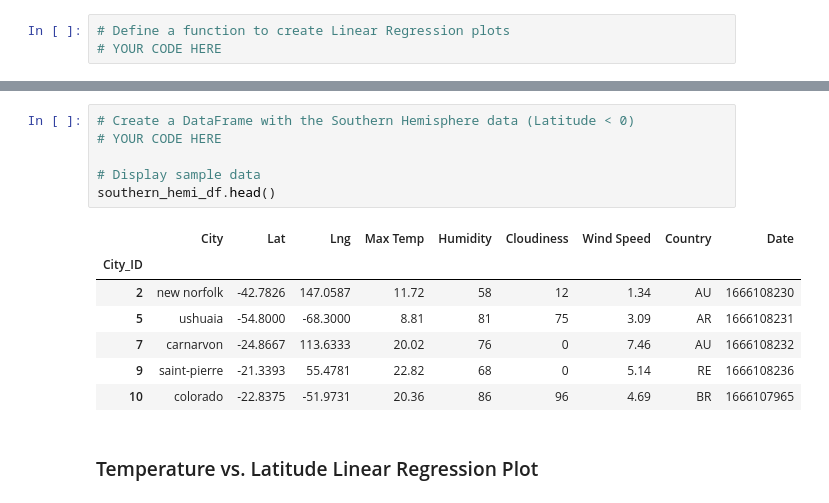
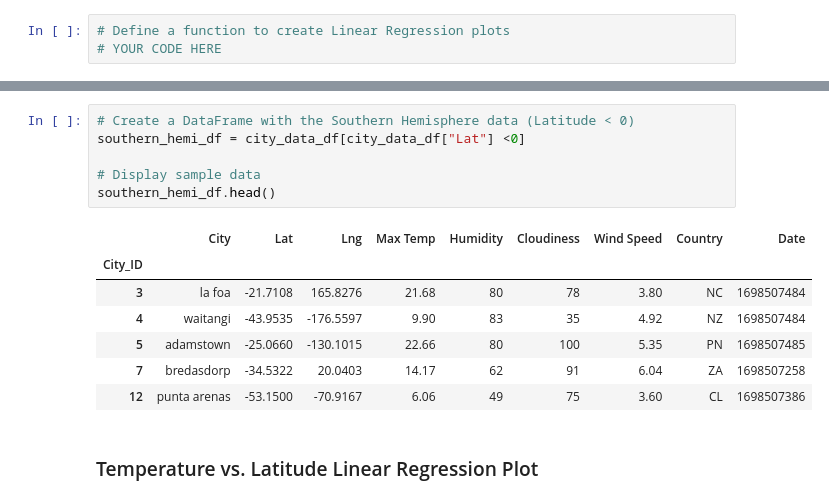
Before and after one commit to Geysha07/python-api-challenge, a Jupyter notebook: WeatherPy/Starter_Code/WeatherPy.ipynb, the cells around one changed output, grey strips where cells are left out. Drawn from its saved outputs; the diff is of its cells as text.

Commit message:
added code for more DataFrames

```diff
--- a/WeatherPy/Starter_Code/WeatherPy.ipynb
+++ b/WeatherPy/Starter_Code/WeatherPy.ipynb
@@ -286,17 +286,17 @@ northern_hemi_df.head()
 # %%
 # Create a DataFrame with the Southern Hemisphere data (Latitude < 0)
-# YOUR CODE HERE
+southern_hemi_df = city_data_df[city_data_df["Lat"] <0]
 
 # Display sample data
 southern_hemi_df.head()
 # %% [output]
 |  | City | Lat | Lng | Max Temp | Humidity | Cloudiness | Wind Speed | Country | Date |
 | City_ID |  |  |  |  |  |  |  |  |  |
-| 2 | new norfolk | -42.7826 | 147.0587 | 11.72 | 58 | 12 | 1.34 | AU | 1666108230 |
-| 5 | ushuaia | -54.8000 | -68.3000 | 8.81 | 81 | 75 | 3.09 | AR | 1666108231 |
-| 7 | carnarvon | -24.8667 | 113.6333 | 20.02 | 76 | 0 | 7.46 | AU | 1666108232 |
-| 9 | saint-pierre | -21.3393 | 55.4781 | 22.82 | 68 | 0 | 5.14 | RE | 1666108236 |
-| 10 | colorado | -22.8375 | -51.9731 | 20.36 | 86 | 96 | 4.69 | BR | 1666107965 |
+| 3 | la foa | -21.7108 | 165.8276 | 21.68 | 80 | 78 | 3.80 | NC | 1698507484 |
+| 4 | waitangi | -43.9535 | -176.5597 | 9.90 | 83 | 35 | 4.92 | NZ | 1698507484 |
+| 5 | adamstown | -25.0660 | -130.1015 | 22.66 | 80 | 100 | 5.35 | PN | 1698507485 |
+| 7 | bredasdorp | -34.5322 | 20.0403 | 14.17 | 62 | 91 | 6.04 | ZA | 1698507258 |
+| 12 | punta arenas | -53.1500 | -70.9167 | 6.06 | 49 | 75 | 3.60 | CL | 1698507386 |
 # %% [markdown]
 ###  Temperature vs. Latitude Linear Regression Plot
 # %%
```
Also changed, not shown: parts of 1 cell of this notebook.
